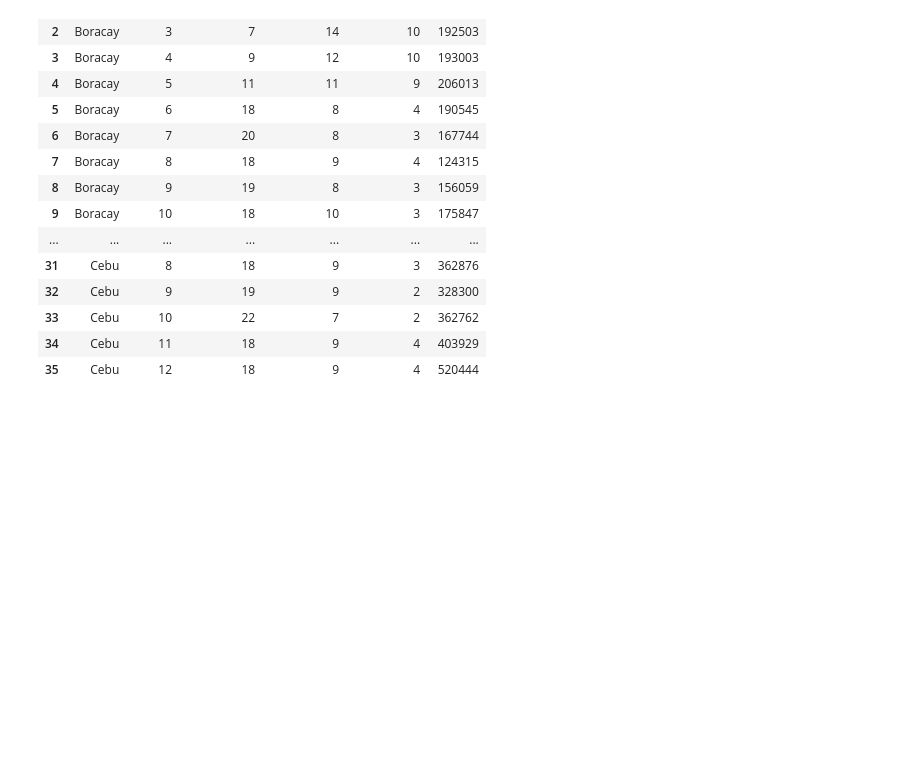
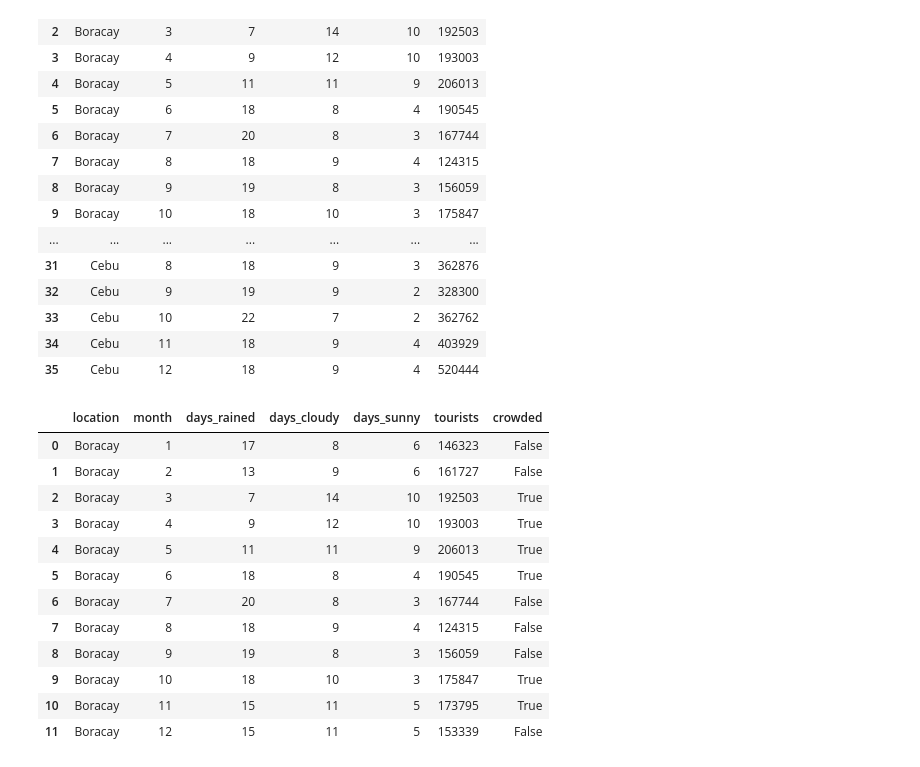
Before and after one commit to dev-shirov/crowdcast-api, a Jupyter notebook: final_model_dev/model_development_updated.ipynb, the cells around one changed output. Drawn from its saved outputs; the diff is of its cells as text; code cells hidden in the pictures; blank space fills up the shorter version.

```diff
--- a/final_model_dev/model_development_updated.ipynb
+++ b/final_model_dev/model_development_updated.ipynb
@@ -514,3 +514,29 @@ train_data_updated
 | 33 | Cebu | 10 | 22 | 7 | 2 | 362762 |
 | 34 | Cebu | 11 | 18 | 9 | 4 | 403929 |
 | 35 | Cebu | 12 | 18 | 9 | 4 | 520444 |
+# %%
+# Assign Crowded Column
+
+train_data_updated = (
+    train_data_updated
+    .assign(
+        # Assign whether it's crowded or not using the median
+        crowded = lambda x: x.groupby("location")["tourists"].transform(lambda value: value > value.median())
+    )
+)
+
+train_data_updated.head(12)
+# %% [output]
+|  | location | month | days_rained | days_cloudy | days_sunny | tourists | crowded |
+| 0 | Boracay | 1 | 17 | 8 | 6 | 146323 | False |
+| 1 | Boracay | 2 | 13 | 9 | 6 | 161727 | False |
+| 2 | Boracay | 3 | 7 | 14 | 10 | 192503 | True |
+| 3 | Boracay | 4 | 9 | 12 | 10 | 193003 | True |
+| 4 | Boracay | 5 | 11 | 11 | 9 | 206013 | True |
+| 5 | Boracay | 6 | 18 | 8 | 4 | 190545 | True |
+| 6 | Boracay | 7 | 20 | 8 | 3 | 167744 | False |
+| 7 | Boracay | 8 | 18 | 9 | 4 | 124315 | False |
+| 8 | Boracay | 9 | 19 | 8 | 3 | 156059 | False |
+| 9 | Boracay | 10 | 18 | 10 | 3 | 175847 | True |
+| 10 | Boracay | 11 | 15 | 11 | 5 | 173795 | True |
+| 11 | Boracay | 12 | 15 | 11 | 5 | 153339 | False |
```
Also changed, not shown: parts of 2 cells of this notebook, 1 other file.
